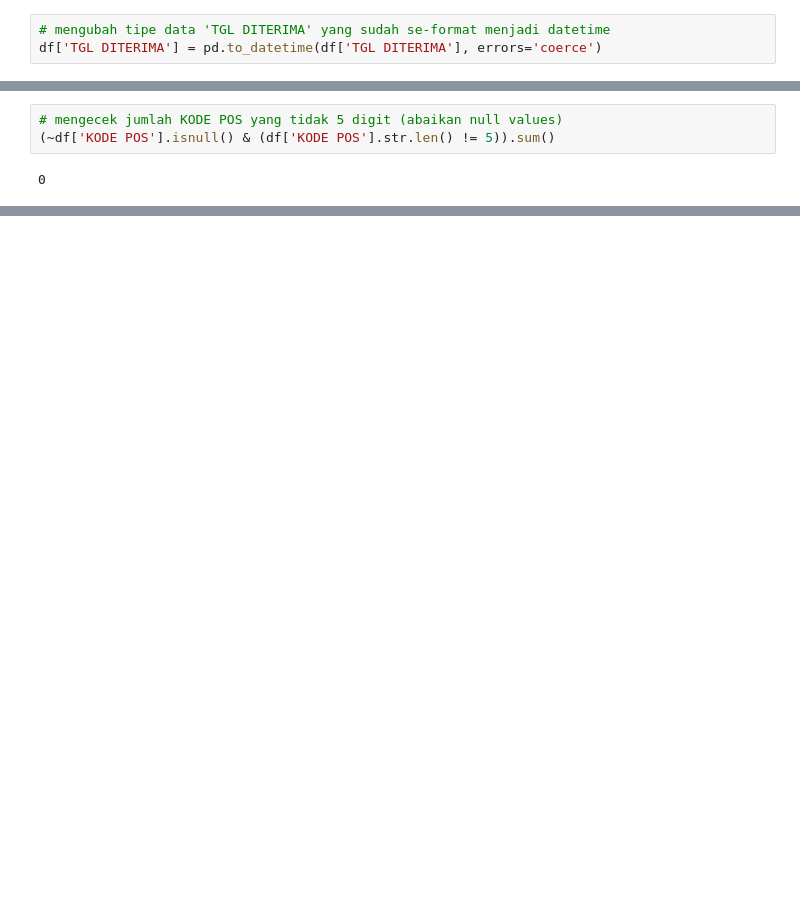
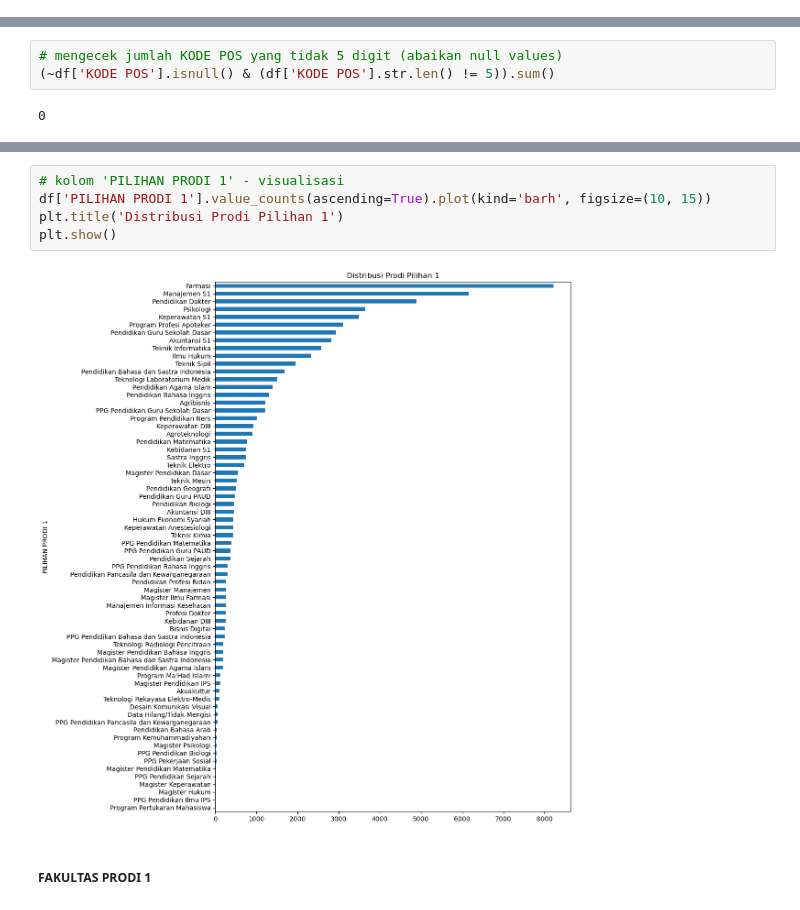
Before and after one commit to dhikaramadhansaputra/Full_Project_Data_Analyst, a Jupyter notebook: Tren Penerimaan MABA UMP 2014 - 2024/worksheet/pre-processing.ipynb, the cells around one changed output, grey strips where cells are left out. Cells and saved outputs as stored; diff of their text form; blank space fills up the shorter version.

```diff
--- a/Tren Penerimaan MABA UMP 2014 - 2024/worksheet/pre-processing.ipynb
+++ b/Tren Penerimaan MABA UMP 2014 - 2024/worksheet/pre-processing.ipynb
@@ -561,9 +565,6 @@ def convert_tanggal(tanggal):
         except (ValueError, TypeError):
             continue
     return None  # Jika tidak ada format yang sesuai
-# %%
-# mengubah tipe data 'TGL DITERIMA' yang sudah se-format menjadi datetime
-df['TGL DITERIMA'] = pd.to_datetime(df['TGL DITERIMA'], errors='coerce')
 # %%
 df.info()
 # %% [output]
@@ -1187,0 +1271,9 @@ df.head()
+# %%
+# kolom 'PILIHAN PRODI 1' - visualisasi
+df['PILIHAN PRODI 1'].value_counts(ascending=True).plot(kind='barh', figsize=(10, 15))
+plt.title('Distribusi Prodi Pilihan 1')
+plt.show()
+# %% [output]
+[figure, added]
+# %% [markdown]
+##### FAKULTAS PRODI 1
```
Also changed, not shown: parts of 53 cells of this notebook, 2 other files.
